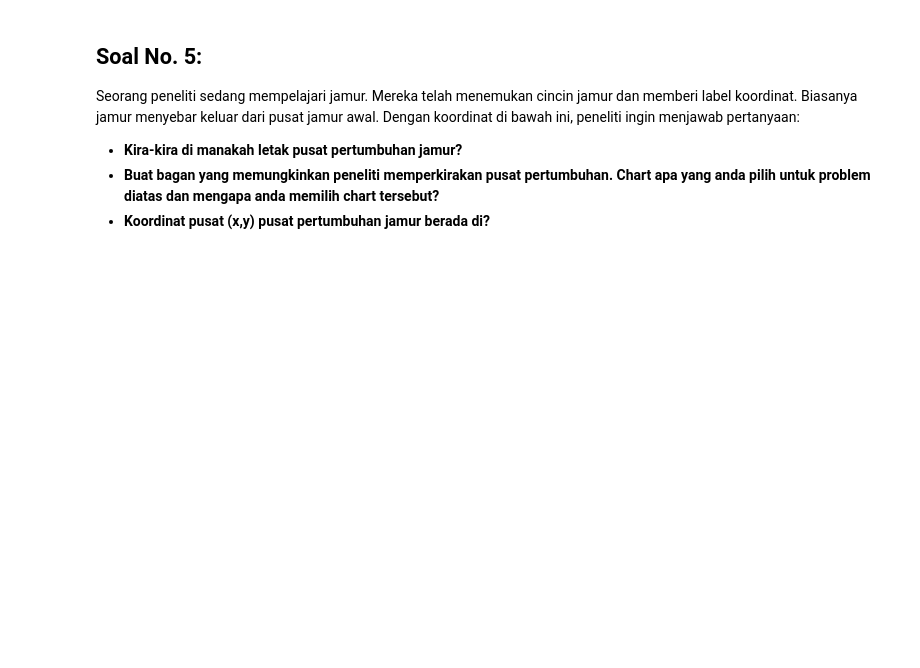
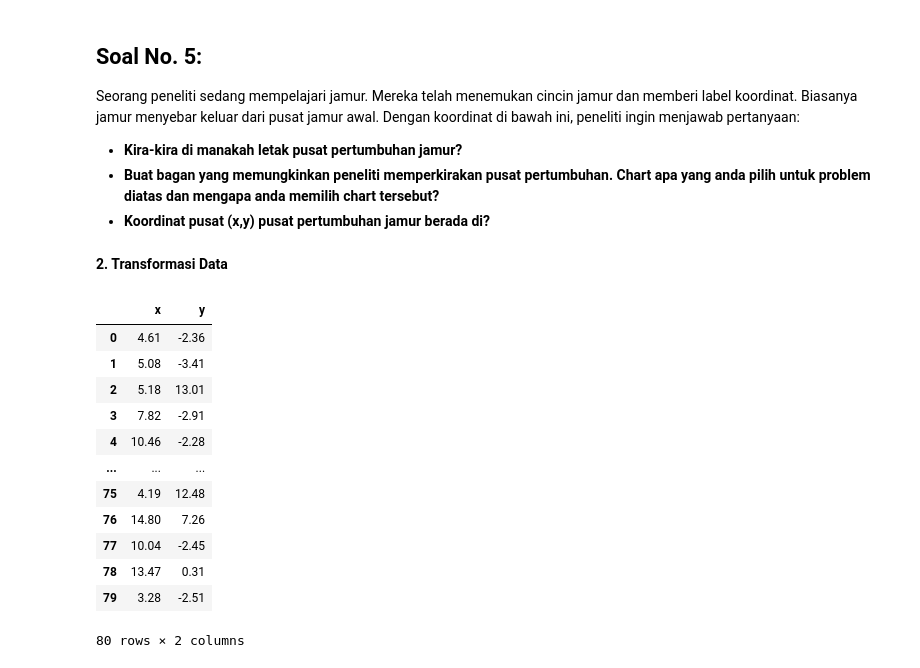
Before and after one commit to notnsas/data-science-application-college-task, a Jupyter notebook: mid_test/UTS_data_science_application_college_subject.ipynb, the cells around one changed output. Saved outputs shown, nothing was run; the diff lists cells and outputs as text; code cells hidden in the pictures; blank space fills up the shorter version.

```diff
--- a/mid_test/UTS_data_science_application_college_subject.ipynb
+++ b/mid_test/UTS_data_science_application_college_subject.ipynb
@@ -467,3 +467,23 @@ y = [-2.36, -3.41, 13.01, -2.91, -2.28, 12.83, 13.13, 11.94, 0.93, -2.76, 13.31,
 12.84,
  -1.95, 11.76, 6.82, 12.44, 13.28, -3.46, 0.7, -2.55, -2.37, 12.48, 7.26,
  -2.45, 0.31, -2.51]
+# %% [markdown]
+**2. Transformasi Data**
+# %%
+data = {'x': x, 'y': y}
+mushroom_df = pd.DataFrame(data)
+mushroom_df
+# %% [output]
+|  | x | y |
+| 0 | 4.61 | -2.36 |
+| 1 | 5.08 | -3.41 |
+| 2 | 5.18 | 13.01 |
+| 3 | 7.82 | -2.91 |
+| 4 | 10.46 | -2.28 |
+| ... | ... | ... |
+| 75 | 4.19 | 12.48 |
+| 76 | 14.80 | 7.26 |
+| 77 | 10.04 | -2.45 |
+| 78 | 13.47 | 0.31 |
+| 79 | 3.28 | -2.51 |
+80 rows × 2 columns
```
Also changed, not shown: parts of 2 cells of this notebook.
